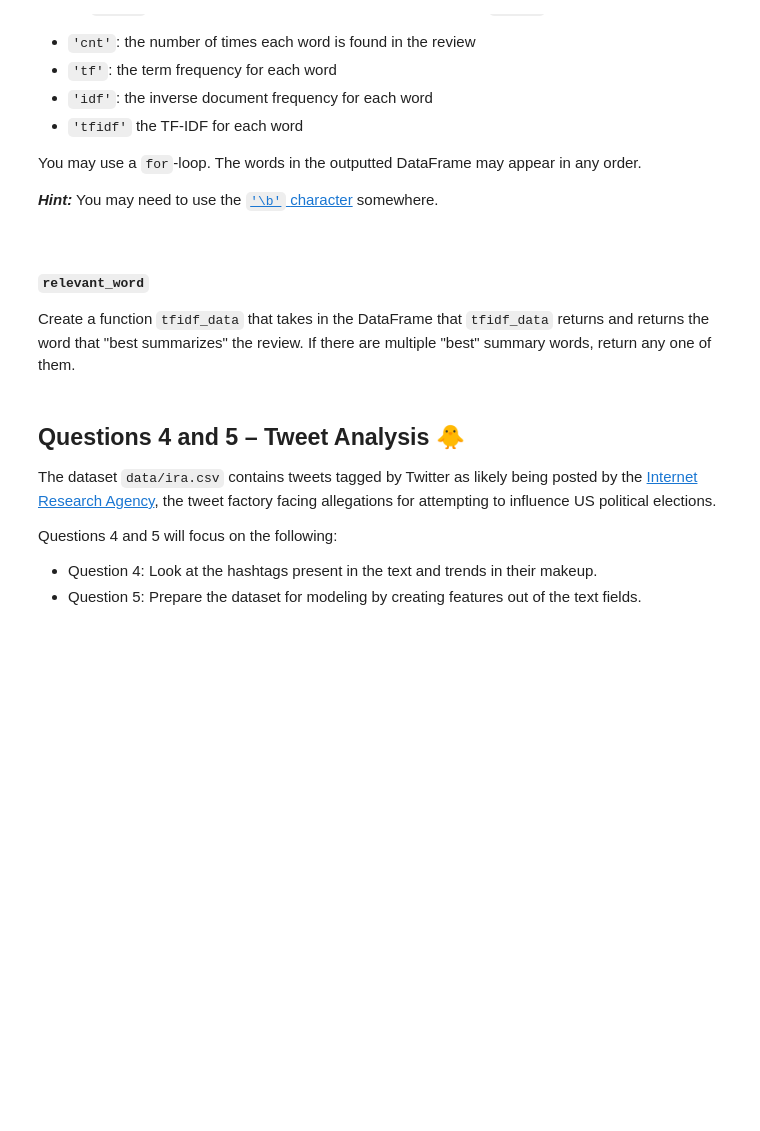
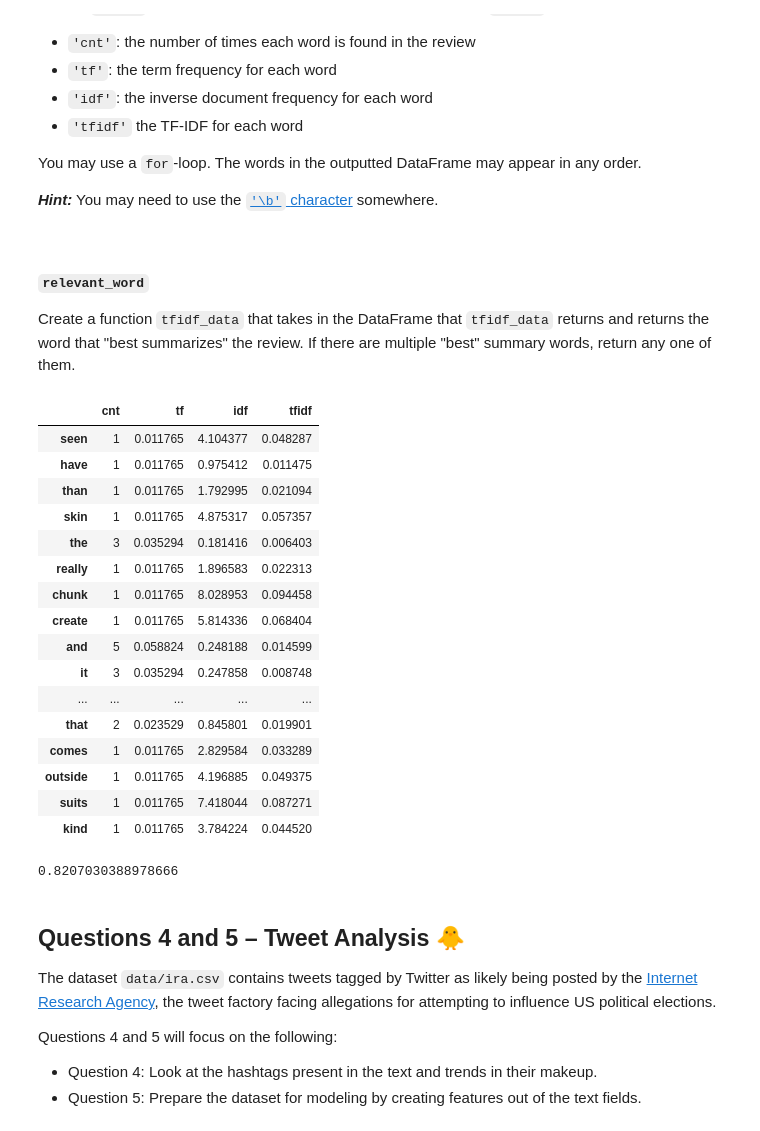
Before and after one commit to zaki1503/dsc80-2022-fa, a Jupyter notebook: labs/07-regex/assignment/lab.ipynb, the cells around one changed output. Drawn from its saved outputs; the diff is of its cells as text; code cells hidden in the pictures; blank space fills up the shorter version.

```diff
--- a/labs/07-regex/assignment/lab.ipynb
+++ b/labs/07-regex/assignment/lab.ipynb
@@ -211,3 +301,19 @@ Create a function `tfidf_data` that takes in the DataFrame that `tfidf_data` ret
 fp = os.path.join('data', 'reviews.txt')
 reviews_ser = pd.read_csv(fp, header=None).squeeze("columns")
 review = open(os.path.join('data', 'review.txt'), encoding='utf8').read().strip()
+# %%
+review_len = len(review.split())
+words = set(review.split())
+out = pd.DataFrame(columns=['cnt', 'tf', 'idf', 'tfidf'], index=words)
+
+
+for word in words:
+    pattern = '\\b' + str(word) + '\\b'
+    word_ct = len(re.findall(pattern=pattern, string=review))
+    tf = word_ct / review_len
+    idf = (
+        np.log(reviews_ser.size/
+        np.count_nonzero(reviews_ser.str.contains(pattern)))
+                )
+    tfidf= tf*idf
+    out.loc[word] = [word_ct, tf, idf, tfidf]
@@ -214,14 +372,38 @@ review = open(os.path.join('data', 'review.txt'), encoding='utf8').read().strip(
 # %%
 # don't change this cell, but do run it -- it is needed for the tests
 fp = os.path.join('data', 'reviews.txt')
 reviews_ser = pd.read_csv(fp, header=None).squeeze("columns")
 review = open(os.path.join('data', 'review.txt'), encoding='utf8').read().strip()
 q3_tfidf = tfidf_data(reviews_ser, review)
 
 try:
     q3_rel = relevant_word(q3_tfidf)
 except:
     q3_rel = None
+
+q3_tfidf
+# %% [output]
+|  | cnt | tf | idf | tfidf |
+| seen | 1 | 0.011765 | 4.104377 | 0.048287 |
+| have | 1 | 0.011765 | 0.975412 | 0.011475 |
+| than | 1 | 0.011765 | 1.792995 | 0.021094 |
+| skin | 1 | 0.011765 | 4.875317 | 0.057357 |
+| the | 3 | 0.035294 | 0.181416 | 0.006403 |
+| really | 1 | 0.011765 | 1.896583 | 0.022313 |
+| chunk | 1 | 0.011765 | 8.028953 | 0.094458 |
+| create | 1 | 0.011765 | 5.814336 | 0.068404 |
+| and | 5 | 0.058824 | 0.248188 | 0.014599 |
+| it | 3 | 0.035294 | 0.247858 | 0.008748 |
+| ... | ... | ... | ... | ... |
+| that | 2 | 0.023529 | 0.845801 | 0.019901 |
+| comes | 1 | 0.011765 | 2.829584 | 0.033289 |
+| outside | 1 | 0.011765 | 4.196885 | 0.049375 |
+| suits | 1 | 0.011765 | 7.418044 | 0.087271 |
+| kind | 1 | 0.011765 | 3.784224 | 0.044520 |
+# %%
+q3_tfidf.loc['phone', 'idf']
+# %% [output]
+0.8207030388978666
 # %%
 grader.check("q3")
 # %% [markdown]
```
Also changed, not shown: parts of 9 cells of this notebook, 11 other files.
